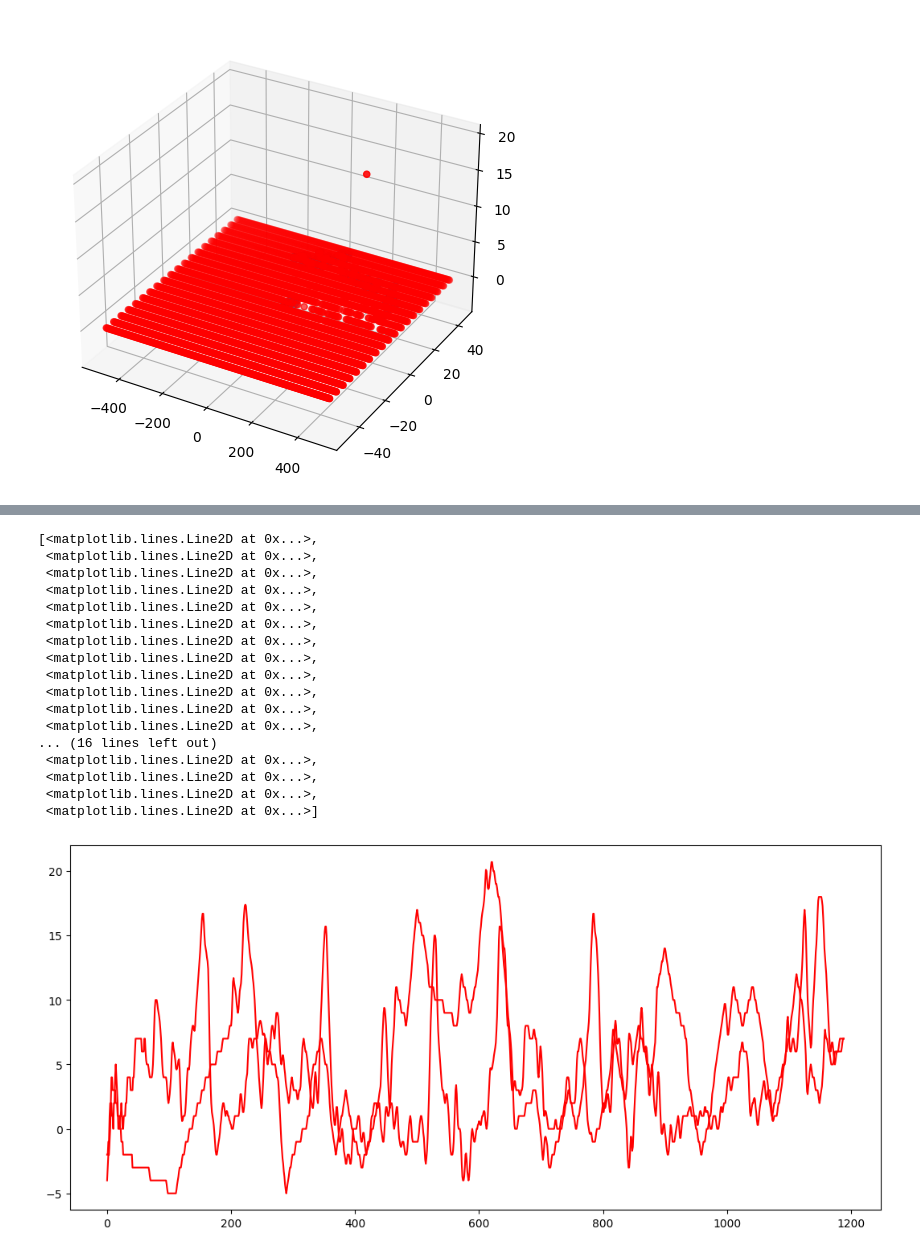
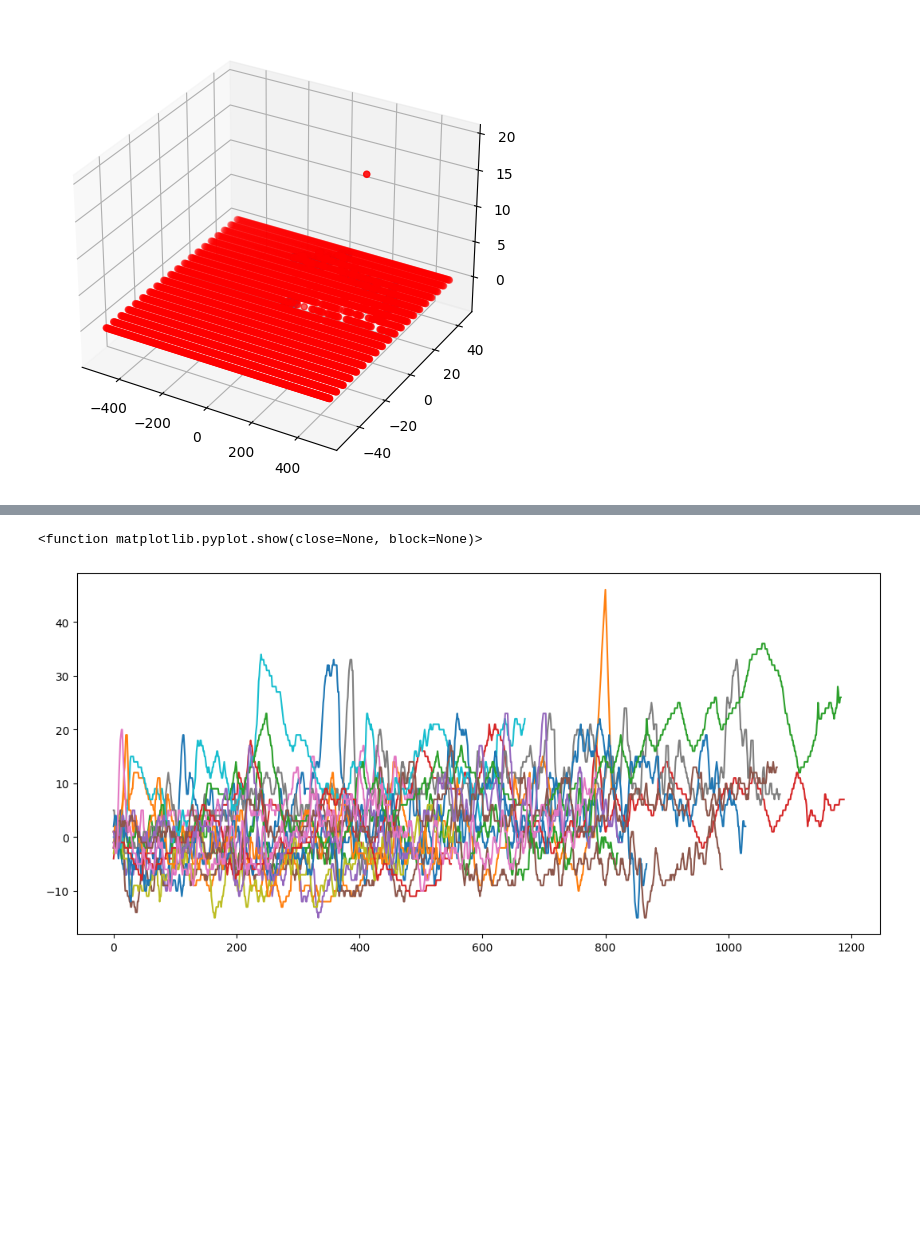
Before and after one commit to tommdim/statistics-101, a Jupyter notebook: project/src/vale.ipynb, the cells around one changed output, grey strips where cells are left out. Drawn from its saved outputs; the diff is of its cells as text; code cells hidden in the pictures; blank space fills up the shorter version.

```diff
--- a/project/src/vale.ipynb
+++ b/project/src/vale.ipynb
@@ -343,24 +312,0 @@ x0b [-1.14296278e+00 -6.43999144e-01 -9.94947249e-01 -1.42182853e+00
-# %%
-lp = LocalPolynomial(kernel_name="epanechnikov", bandwidth=2, degree=2)
-t = np.array(np.linspace(0,1188,1189))
-boh = lp.fit(t,heartrate)
-plt.plot(lp.X_fit_, color='red', label='Estimated')
-# %% [output]
-[<matplotlib.lines.Line2D at 0x...>,
- <matplotlib.lines.Line2D at 0x...>,
- <matplotlib.lines.Line2D at 0x...>,
- <matplotlib.lines.Line2D at 0x...>,
- <matplotlib.lines.Line2D at 0x...>,
- <matplotlib.lines.Line2D at 0x...>,
- <matplotlib.lines.Line2D at 0x...>,
- <matplotlib.lines.Line2D at 0x...>,
- <matplotlib.lines.Line2D at 0x...>,
- <matplotlib.lines.Line2D at 0x...>,
- <matplotlib.lines.Line2D at 0x...>,
- <matplotlib.lines.Line2D at 0x...>,
-... (16 lines left out)
- <matplotlib.lines.Line2D at 0x...>,
- <matplotlib.lines.Line2D at 0x...>,
- <matplotlib.lines.Line2D at 0x...>,
- <matplotlib.lines.Line2D at 0x...>]
-[figure, removed]
@@ -368,0 +313,21 @@ mmm ok
+# %%
+winners = {'Game0814-2':'b', 'Game0816-6':'w', 'Game0816-1':'w', 'Game0816-7':'b', 'Game0813-3':'b', 'Game0813-4':'w', 'Game0529-2':'w', 'Game0529-5':'b', 'Game0813-2':'w', 'Game0529-4':'w', 'Game0529-3':'w', 'Game0814-1':'w', 'Game0816-2':'b', 'Game0816-5':'b', 'Game0816-4':'w', 'Game0816-3':'w', 'Game0529-1':'b', 'Game0813-1':'b'}
+games = ['Game0814-2', 'Game0816-6', 'Game0816-1', 'Game0816-7', 'Game0813-3', 'Game0813-4', 'Game0529-2', 'Game0529-5', 'Game0813-2', 'Game0529-3', 'Game0814-1', 'Game0816-2', 'Game0816-5', 'Game0816-4', 'Game0816-3', 'Game0529-1', 'Game0813-1']
+dic_winners={}
+dic_losers = {}
+for el in games:
+        if winners[el] == 'b':
+                dic_winners[el+'b']=np.array(realwage[el]['b']['HR'])
+                dic_losers[el+'w']=np.array(realwage[el]['w']['HR'])
+        if winners[el] == 'w':
+                dic_winners[el+'w']=np.array(realwage[el]['w']['HR'])
+                dic_losers[el+'b']=np.array(realwage[el]['b']['HR'])
+
+winn = pd.DataFrame(dic_winners)
+lose = pd.DataFrame(dic_losers)
+
+plt.plot(winn)
+plt.show
+# %% [output]
+<function matplotlib.pyplot.show(close=None, block=None)>
+[figure, added]
```
Also changed, not shown: parts of 6 cells of this notebook.
